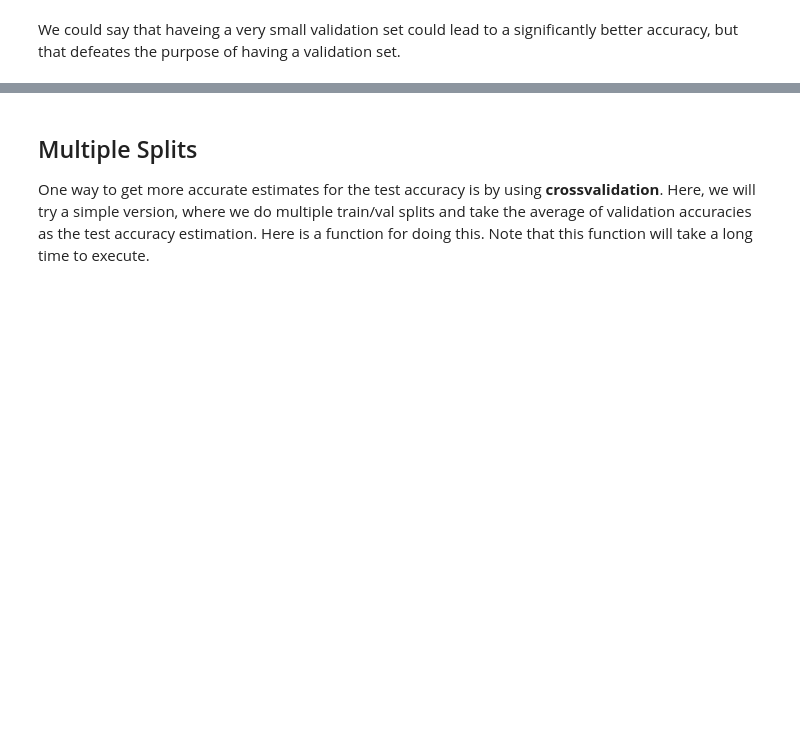
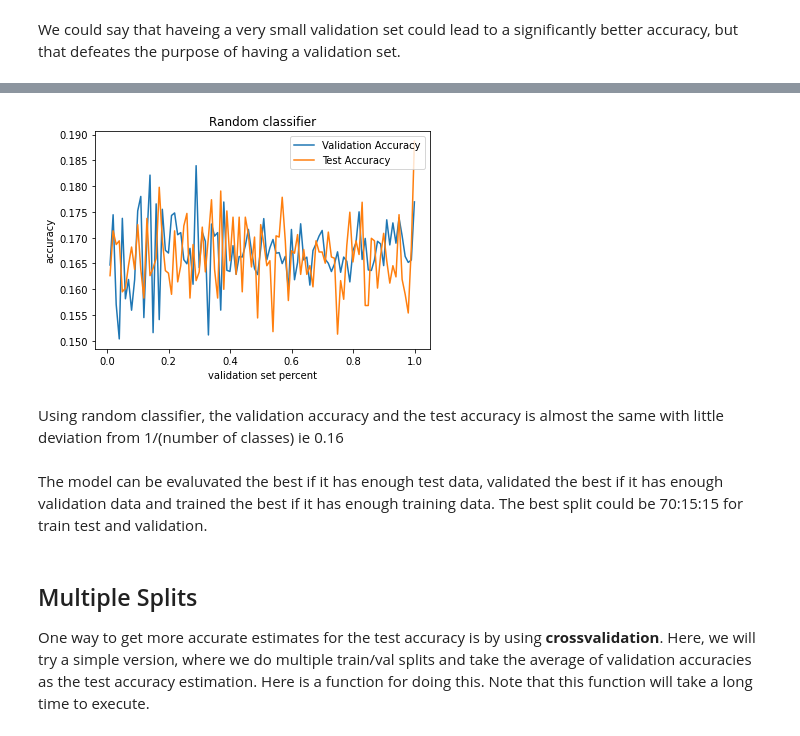
Before and after one commit to iamindhu/fmml_labs, a Jupyter notebook: Lab2_MLPractice.ipynb, the cells around one changed output, grey strips where cells are left out. Saved outputs shown, nothing was run; the diff lists cells and outputs as text; code cells hidden in the pictures; blank space fills up the shorter version.

```diff
--- a/Lab2_MLPractice.ipynb
+++ b/Lab2_MLPractice.ipynb
@@ -222,3 +224,17 @@ Validation Accuracy is 0.2747871884377488
 Test Accuracy is 0.34917953667953666
 # %% [markdown]
 We could say that haveing a very small validation set could lead to a significantly better accuracy, but that defeates the purpose of having a validation set.
+# %%
+x = np.linspace(0.01, 0.999, 100)
+valAcRd = []
+testAcRd = []
+for idx,i in enumerate(x):
+  valdata, vallabel, traindata, trainlabel   = split(alltraindata, alltrainlabel, i)
+  valpred = RandomClassifier(traindata, trainlabel, valdata)
+  valAccuracy = Accuracy(vallabel, valpred)
+  testpred = RandomClassifier(traindata, trainlabel, testdata)
+  testAccuracy = Accuracy(testlabel, testpred)
+  valAcRd.append(valAccuracy)
+  testAcRd.append(testAccuracy)
+  if idx%10 == 0:
+    print("completed", idx, "out of 100")
@@ -225,3 +252,17 @@ We could say that haveing a very small validation set could lead to a significan
+# %%
+plt.xlabel('validation set percent')
+plt.ylabel('accuracy')
+plt.plot(x, valAcRd, label = 'Validation Accuracy')
+plt.plot(x, testAcRd, label = 'Test Accuracy')
+plt.title('Random classifier')
+plt.legend()
+plt.show()
+# %% [output]
+[figure, added]
+# %% [markdown]
+Using random classifier, the validation accuracy and the test accuracy is almost the same with little deviation from 1/(number of classes) ie 0.16
+# %% [markdown]
+The model can be evaluvated the best if it has enough test data, validated the best if it has enough validation data and trained the best if it has enough training data. The best split could be 70:15:15 for train test and validation.
 # %% [markdown]
 ## Multiple Splits
 
```
Also changed, not shown: parts of 9 cells of this notebook.
